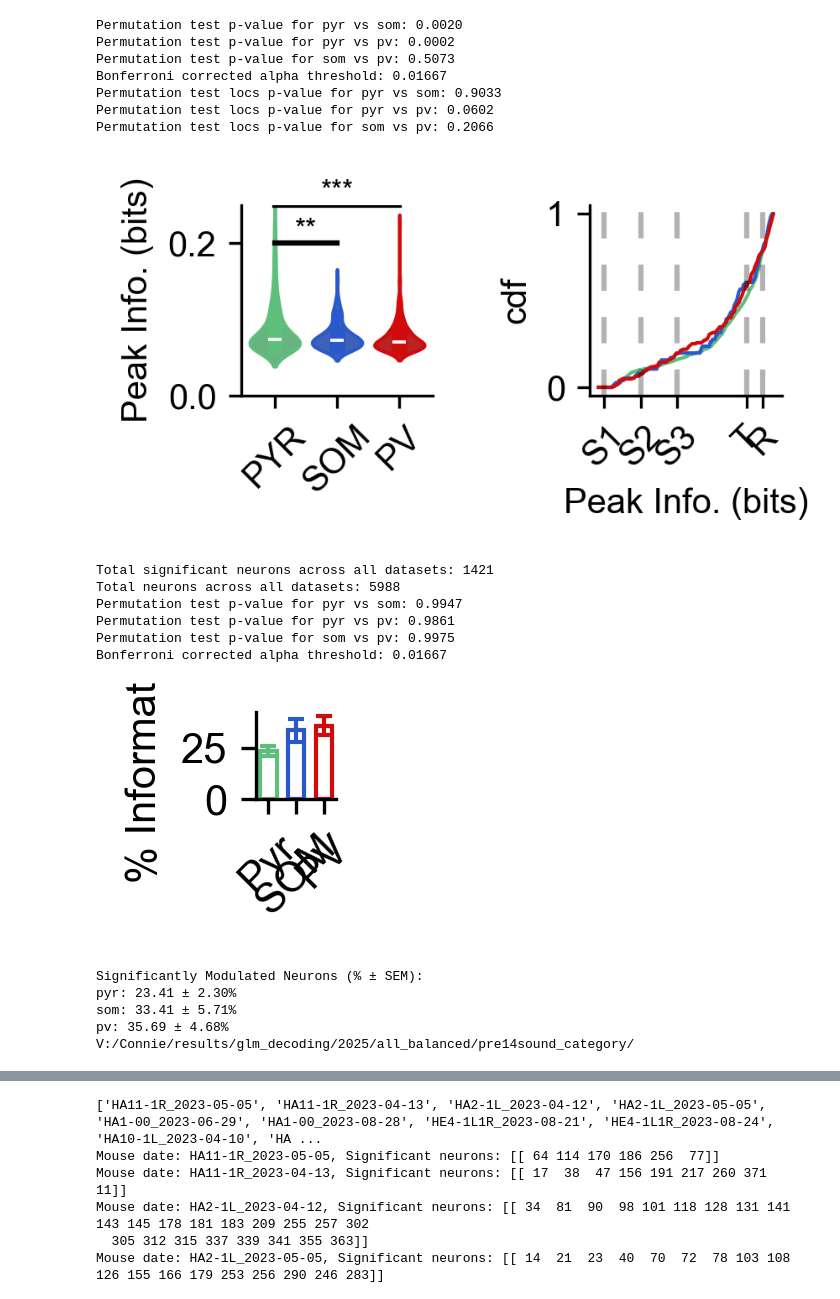
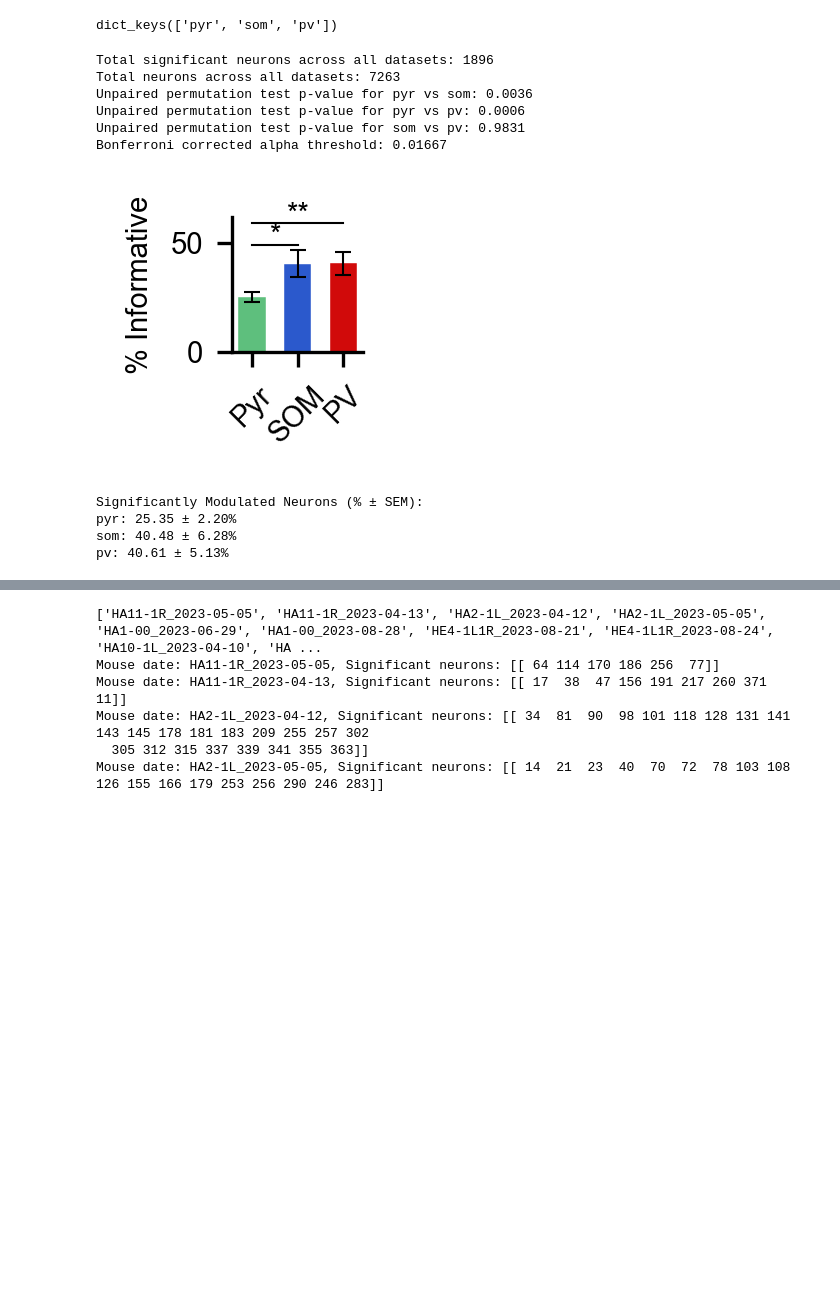
Before and after one commit to constanzabassi/GLM-analysis, a Jupyter notebook: notebooks/run_glm_decoding_analysis.ipynb, the cells around one changed output, grey strips where cells are left out. Drawn from its saved outputs; the diff is of its cells as text; code cells hidden in the pictures; blank space fills up the shorter version.

```diff
--- a/notebooks/run_glm_decoding_analysis.ipynb
+++ b/notebooks/run_glm_decoding_analysis.ipynb
@@ -62,2 +65,10 @@ Animal: HE4-1L1R, Date: 2023-08-14
 Animal: HA10-1L, Date: 2023-03-31
 Animal: HE1-00, Date: 2023-05-30
+# %%
+config = DatasetConfig()
+
+info_dir = 'V:/Connie/results/opto_2024/context/mod'
+all_datasets, mouse_dates_keys = config.load_from_info(info_dir, data_handler)
+datasets, filtered_keys = config.get_datasets_with_variables(decoded_variables,include_datasets = range(25)) #range(25)
+# datasets2, filtered_keys2 = config.get_datasets_with_variables(decoded_variables,include_datasets = [0,1,4,10,12,13,15,17,24]) #require_all=True loads minimum variables present in all datasets
+# results_pre_b,results_pre_all_b, _, celltype_info2 = data_handler.process_multiple_datasets(datasets,'GLM_3nmf_pre',single_balanced=True)
@@ -99,6 +176,6 @@ _,results_pre_all, _, _= data_handler.process_multiple_datasets(datasets, model_
 # %%
 #Initialize plotting class
-
+save_results = os.path.join(f'W:\Connie/results\Bassi2025/fig2/glm_decoding/')
 plotter = plotterfun(data = None, save_results= save_results)
 #initialize analysis class from encoding bc we are using the same functions
 analysisenc = analysisenc(data = None, plotter = plotter)
@@ -121,7 +198,7 @@ Memory used by this process: 25.29 GB
 # Get shuffled data into frames x neurons x total shuffles across splits (50 * 10 = 500)
 print(list(decoded_variables)[0])
 print(list(decoded_variables))
-shuffled_structure = data_handler.create_shuffled_distribution_structure(decoder_type = list(decoded_variables)[0], metric = 'sc_instantaneous_information')
+shuffled_structure = data_handler.create_shuffled_distribution_structure(decoder_type = list(decoded_variables)[2], metric = 'sc_instantaneous_information')
 # if 'photostim' in decoded_variables or 'sound_category' in decoded_variables:
 #     shuffled_structure_pass = data_handler_pass.create_shuffled_distribution_structure(decoder_type = list(decoded_variables)[1], metric = 'sc_instantaneous_information')
 # %% [output]
@@ -584,49 +2288,36 @@ def plot_significant_neurons_distribution(significant_neurons_data, event_frames
+# %%
+plotter.celltypecolors.keys()
+# %% [output]
+dict_keys(['pyr', 'som', 'pv'])
 # %%
-import matplotlib.pyplot as plt
 types = 'violin'  # 'cdf' or 'histogram' or 'violin'
 decoder_type = 'choice'  # 'choice' or 'sound_category' or 'photostim' or 'outcome'
+
+save_path = f'{plotter.save_results}/{decoder_type}/'#f'{plotter.save_results}_14to169/{current_model_type}{decoder_type}/' #f'{plotter.save_results}/{current_model_type}{start_frame}{current_decoder_type}/'
+os.makedirs(save_path, exist_ok=True)
+end_frame = 169 #169
 significant_neurons_data, significance_struc, significant_neurons = analysis_dec.analyze_significant_neurons(
             results_dict=results_pre_all_sb,
             shuffled_structure = shuffled_structure,
             method = 'threshold_peak', #threshold_peak', 'range_threshold'
             decoder_type = decoder_type,  # Or your preferred decoder type
             start_frame = 14,                 # Specify start frame
-            end_frame = 169,  #100                  # Specify end frame if needed, else None
+            end_frame = end_frame,  #100                  # Specify end frame if needed, else None
             metric = 'sc_instantaneous_information_mean', #choose sc metric to look at
             significance_percentile = 95,         #used to determine significant cells
-            threshold = threshold ,                   #None or 0.06 (from Runyan 2017)
+            threshold = 0.06 ,                   #None or 0.06 (from Runyan 2017)
 
         )
-
-plot_significant_neurons_distribution(
-            significant_neurons_data = significance_struc,
-            save_path=f'{save_path}{types}{decoder_type}_cdf_peak_info.pdf',
-            event_frames = plotter.event_frames,
-            figure_type=types,
-            star_height_percentage = 0.0001
-        )
-
-means, sems, percentages_by_celltype = plot_significant_neuron_percentages_by_celltype( significance_struc,analysis_dec.celltype_info, save_path=f'{save_path}bar_{decoder_type}_percent_informative.pdf',)
-
-print(save_path)
+means, sems, percentages_by_celltype = plotter.plot_significant_neuron_percentages_by_celltype( significance_struc,analysis_dec.celltype_info, save_path=f'{save_path}bar_{decoder_type}{end_frame}_percent_informative.pdf', star_height_percentage=-0.05)
 # %% [output]
-Permutation test p-value for pyr vs som: 0.0020
-Permutation test p-value for pyr vs pv: 0.0002
-Permutation test p-value for som vs pv: 0.5073
+Total significant neurons across all datasets: 1896
+Total neurons across all datasets: 7263
+Unpaired permutation test p-value for pyr vs som: 0.0036
+Unpaired permutation test p-value for pyr vs pv: 0.0006
+Unpaired permutation test p-value for som vs pv: 0.9831
 Bonferroni corrected alpha threshold: 0.01667
-Permutation test locs p-value for pyr vs som: 0.9033
-Permutation test locs p-value for pyr vs pv: 0.0602
-Permutation test locs p-value for som vs pv: 0.2066
-[figure, old version]
+[figure, new version]
-Total significant neurons across all datasets: 1421
-Total neurons across all datasets: 5988
-Permutation test p-value for pyr vs som: 0.9947
-Permutation test p-value for pyr vs pv: 0.9861
-Permutation test p-value for som vs pv: 0.9975
-Bonferroni corrected alpha threshold: 0.01667
+Significantly Modulated Neurons (% ± SEM):
+pyr: 25.35 ± 2.20%
+som: 40.48 ± 6.28%
+pv: 40.61 ± 5.13%
-[figure, removed]
-Significantly Modulated Neurons (% ± SEM):
-pyr: 23.41 ± 2.30%
-som: 33.41 ± 5.71%
-pv: 35.69 ± 4.68%
-V:/Connie/results/glm_decoding/2025/all_balanced/pre14sound_category/
```
Also changed, not shown: parts of 43 cells of this notebook, 3 other files.
